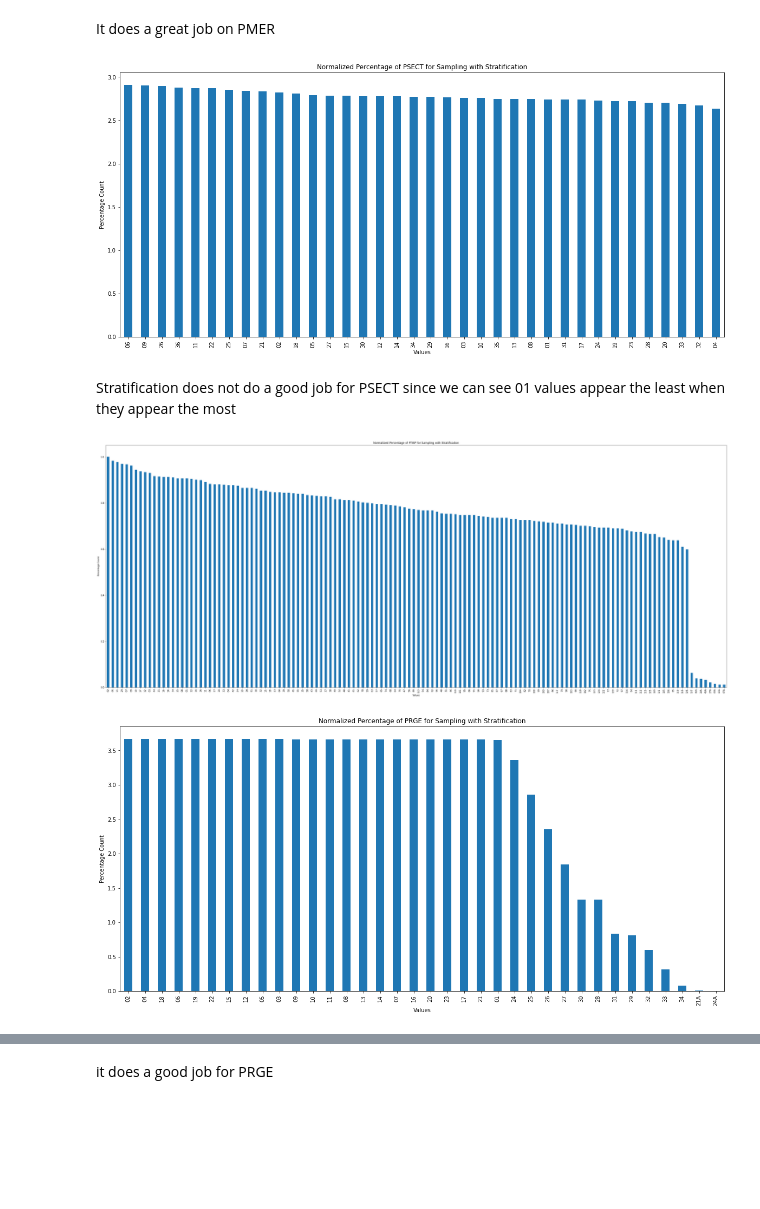
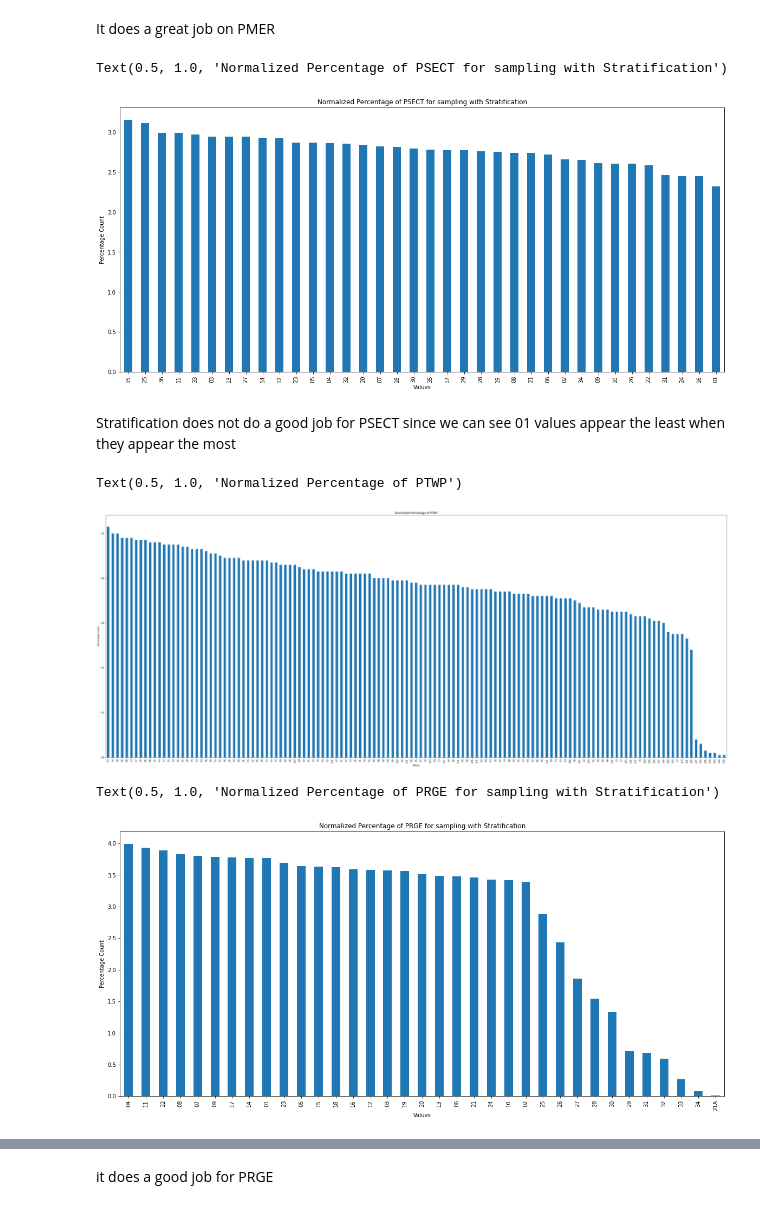
Before and after one commit to codeprentice-org/change-journal, a Jupyter notebook: notebook/sampling.ipynb, the cells around one changed output, grey strips where cells are left out. Drawn from its saved outputs; the diff is of its cells as text; code cells hidden in the pictures; blank space fills up the shorter version.

```diff
--- a/notebook/sampling.ipynb
+++ b/notebook/sampling.ipynb
@@ -51,2 +47,0 @@ Let us change this dataframe to work with only the columns that are important in
-# %%
-gdf=gdf[["QSECT","PSECT","PTWP","PRGE","PMER"]]
@@ -103,14 +51,13 @@ sample_size=sample_size(gdf,0.005,0.05)
 ### Population Attributes
 # %%
 def pop_attributes(df):
+    featurecd=df['FEATURECD'].value_counts(normalize=True) * 100
     qsect=df['QSECT'].value_counts(normalize=True) * 100
     pmer=df['PMER'].value_counts(normalize=True) * 100
     psect=df["PSECT"].value_counts(normalize=True)*100
     ptwp=df["PTWP"].value_counts(normalize=True)*100
     prge=df["PRGE"].value_counts(normalize=True)*100
-    prge_pmer_comb=pd.Series((zip(df["PRGE"],df["PMER"])))
-    prge_pmer=prge_pmer_comb.value_counts(normalize=True)*100
-    return qsect,pmer,psect,ptwp,prge,prge_pmer
+    return featurecd,qsect,pmer,psect,ptwp,prge
 pop_at=pop_attributes(gdf)
 # %% [markdown]
 Let us start by plotting some of the distribution of our attributes
@@ -324,7 +290,8 @@ def stratified_sampling(gdf,col):
     for key,item in grouped_df:
         a_group=grouped_df.get_group(key)
         ratio=len(a_group)/len(gdf)
-        samp=a_group.sample(n=round(ratio*sample_size))
+        samp=a_group.sample(n=round(ratio*10000))
         df=pd.concat([df,samp])
     return df
-samp_st_at=pop_attributes(stratified_sampling(gdf,gdf.PRGE))
+
+samp_st_at=pop_attributes(stratified_sampling(gdf,gdf.QSECT))
@@ -344,18 +327,30 @@ plot_bar(1,samp_st_at,"PMER","Sampling with Stratification")
 It does a great job on PMER
 # %%
 fig, ax = plt.subplots(figsize =(20, 9))
-plot_bar(2,samp_st_at,"PSECT","Sampling with Stratification")
+samp_st_at[3].plot.bar()
+plt.xlabel("Values")
+plt.ylabel("Percentage Count")
+plt.title("Normalized Percentage of PSECT for sampling with Stratification")
 # %% [output]
+Text(0.5, 1.0, 'Normalized Percentage of PSECT for sampling with Stratification')
-[figure, old version]
+[figure, new version]
 # %% [markdown]
 Stratification does not do a good job for PSECT since we can see 01 values appear the least when they appear the most
 # %%
 fig, ax = plt.subplots(figsize =(50, 20))
-plot_bar(3,samp_st_at,"PTWP","Sampling with Stratification")
+samp_st_at[4].plot.bar()
+plt.xlabel("Values")
+plt.ylabel("Percentage Count")
+plt.title("Normalized Percentage of PTWP for sampling with Stratification")
 # %% [output]
+Text(0.5, 1.0, 'Normalized Percentage of PTWP')
-[figure, old version]
+[figure, new version]
 # %%
 fig, ax = plt.subplots(figsize =(20, 9))
-plot_bar(4,samp_st_at,"PRGE","Sampling with Stratification")
+samp_st_at[5].plot.bar()
+plt.xlabel("Values")
+plt.ylabel("Percentage Count")
+plt.title("Normalized Percentage of PRGE for sampling with Stratification")
 # %% [output]
+Text(0.5, 1.0, 'Normalized Percentage of PRGE for sampling with Stratification')
-[figure, old version]
+[figure, new version]
```
Also changed, not shown: parts of 69 cells of this notebook.
